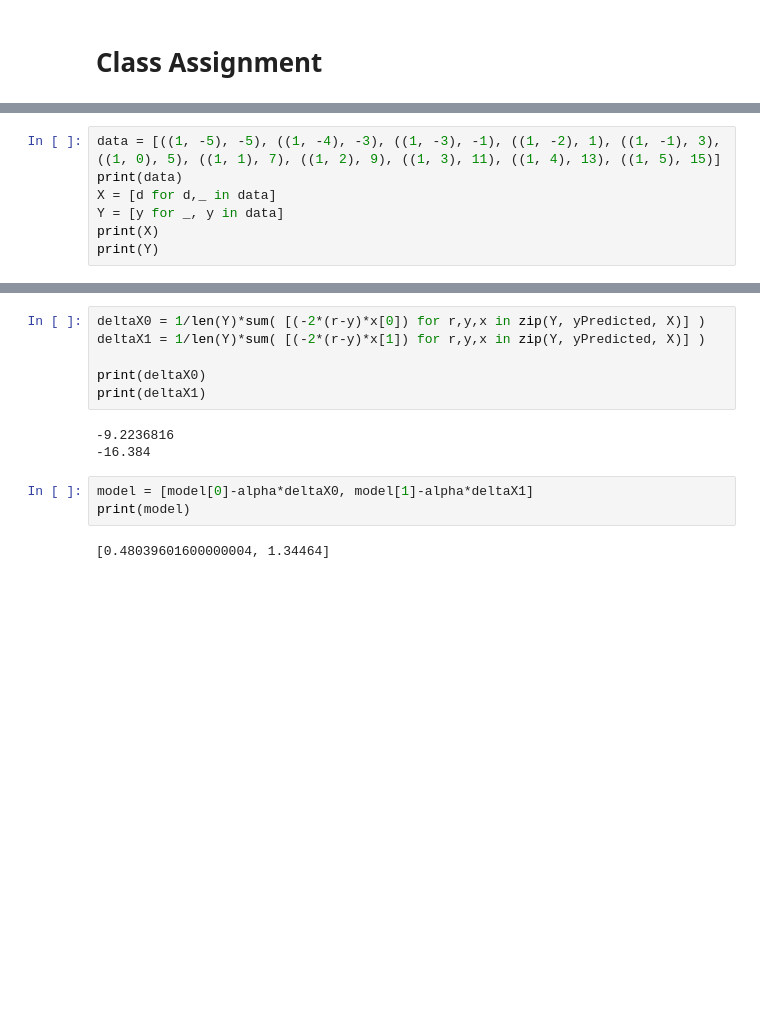
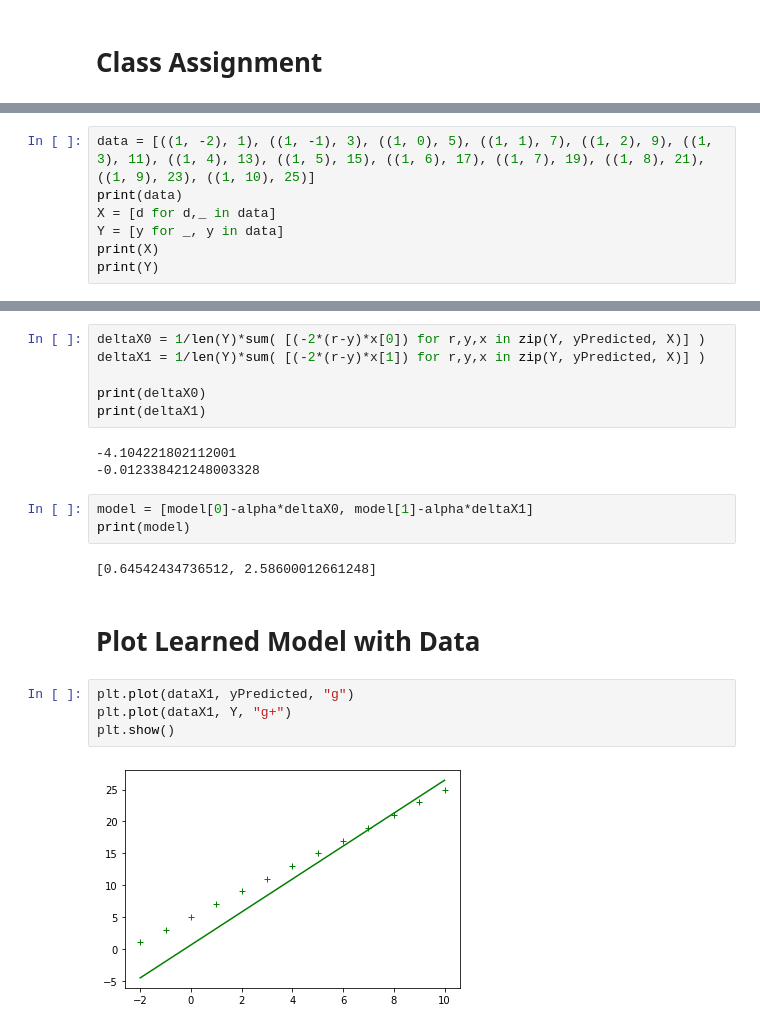
Before and after one commit to everestso/Fall21Spring22, a Jupyter notebook: c191f21_1.ipynb, the cells around one changed output, grey strips where cells are left out. Saved outputs shown, nothing was run; the diff lists cells and outputs as text; blank space fills up the shorter version.

```diff
--- a/c191f21_1.ipynb
+++ b/c191f21_1.ipynb
@@ -159,5 +167,5 @@ plt.show()
 # %%
-data = [((1, -5), -5), ((1, -4), -3), ((1, -3), -1), ((1, -2), 1), ((1, -1), 3), ((1, 0), 5), ((1, 1), 7), ((1, 2), 9), ((1, 3), 11), ((1, 4), 13), ((1, 5), 15)]
+data = [((1, -2), 1), ((1, -1), 3), ((1, 0), 5), ((1, 1), 7), ((1, 2), 9), ((1, 3), 11), ((1, 4), 13), ((1, 5), 15), ((1, 6), 17), ((1, 7), 19), ((1, 8), 21), ((1, 9), 23), ((1, 10), 25)]
 print(data)
 X = [d for d,_ in data]
 Y = [y for _, y in data]
@@ -190,10 +215,18 @@ deltaX1 = 1/len(Y)*sum( [(-2*(r-y)*x[1]) for r,y,x in zip(Y, yPredicted, X)] )
 print(deltaX0)
 print(deltaX1)
 # %% [output]
--9.2236816
--16.384
+-4.104221802112001
+-0.012338421248003328
 # %%
 model = [model[0]-alpha*deltaX0, model[1]-alpha*deltaX1]
 print(model)
 # %% [output]
-[0.48039601600000004, 1.34464]
+[0.64542434736512, 2.58600012661248]
+# %% [markdown]
+# Plot Learned Model with Data
+# %%
+plt.plot(dataX1, yPredicted, "g")
+plt.plot(dataX1, Y, "g+")
+plt.show()
+# %% [output]
+[figure, added]
```
Also changed, not shown: parts of 12 cells of this notebook.
